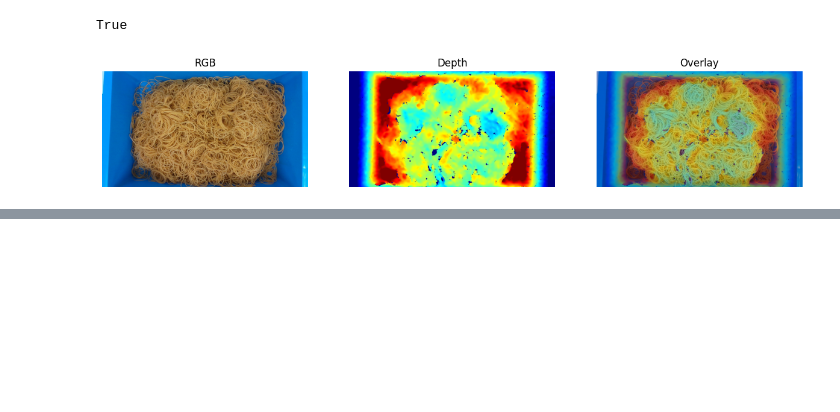
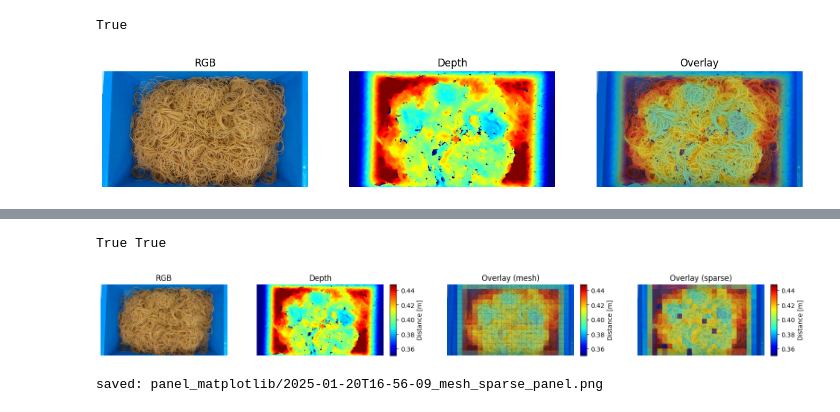
Before and after one commit to Kaisei0504/food-grasping-uncertainty, a Jupyter notebook: scripts/overlay.ipynb, the cells around one changed output, grey strips where cells are left out. Saved outputs shown, nothing was run; the diff lists cells and outputs as text; code cells hidden in the pictures; blank space fills up the shorter version.

```diff
--- a/scripts/overlay.ipynb
+++ b/scripts/overlay.ipynb
@@ -494,0 +610,22 @@ True True
+# %%
+if __name__ == "__main__":
+    rgb_path   = Path("./data/rgb/2025-01-20T16-56-09.png")
+    depth_path = Path("./data/csv_depth/2025-01-20T16-56-09.csv")
+
+    print(rgb_path.exists(), depth_path.exists())
+
+    result = show_overlay_both(
+        rgb_path=rgb_path,
+        depth_csv_path=depth_path,
+        alpha=0.5,
+        mesh_cell=50,
+        mesh_line_thickness=1,
+        sparse_step=50,
+        sparse_point_size=50,
+        save_dir=Path("."),   # ← overlay.ipynb と同じフォルダ配下に保存
+    )
+    print("saved:", result["saved_panel"])
+# %% [output]
+True True
+[figure, added]
+saved: panel_matplotlib/2025-01-20T16-56-09_mesh_sparse_panel.png
```
Also changed, not shown: parts of 2 cells of this notebook, 1 other file.
